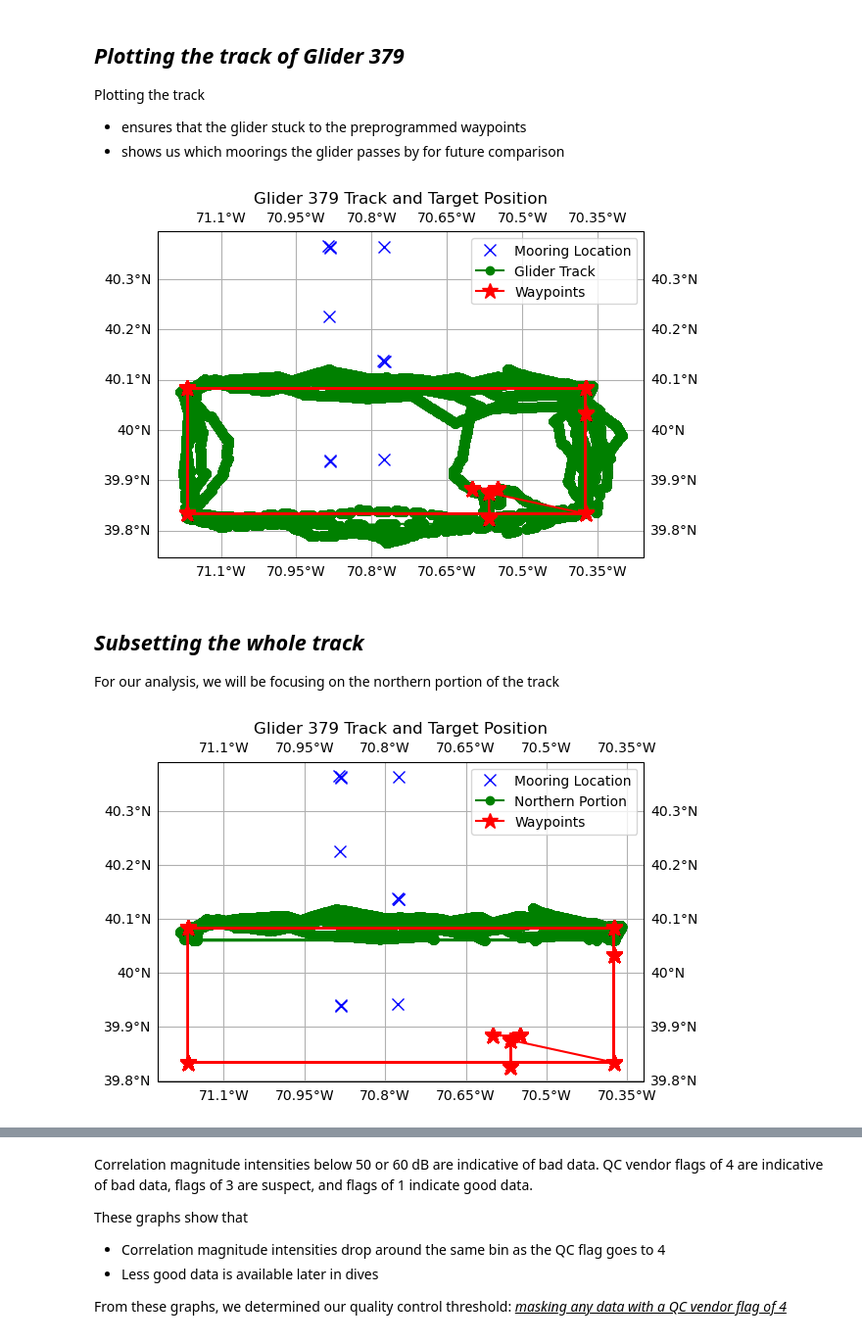
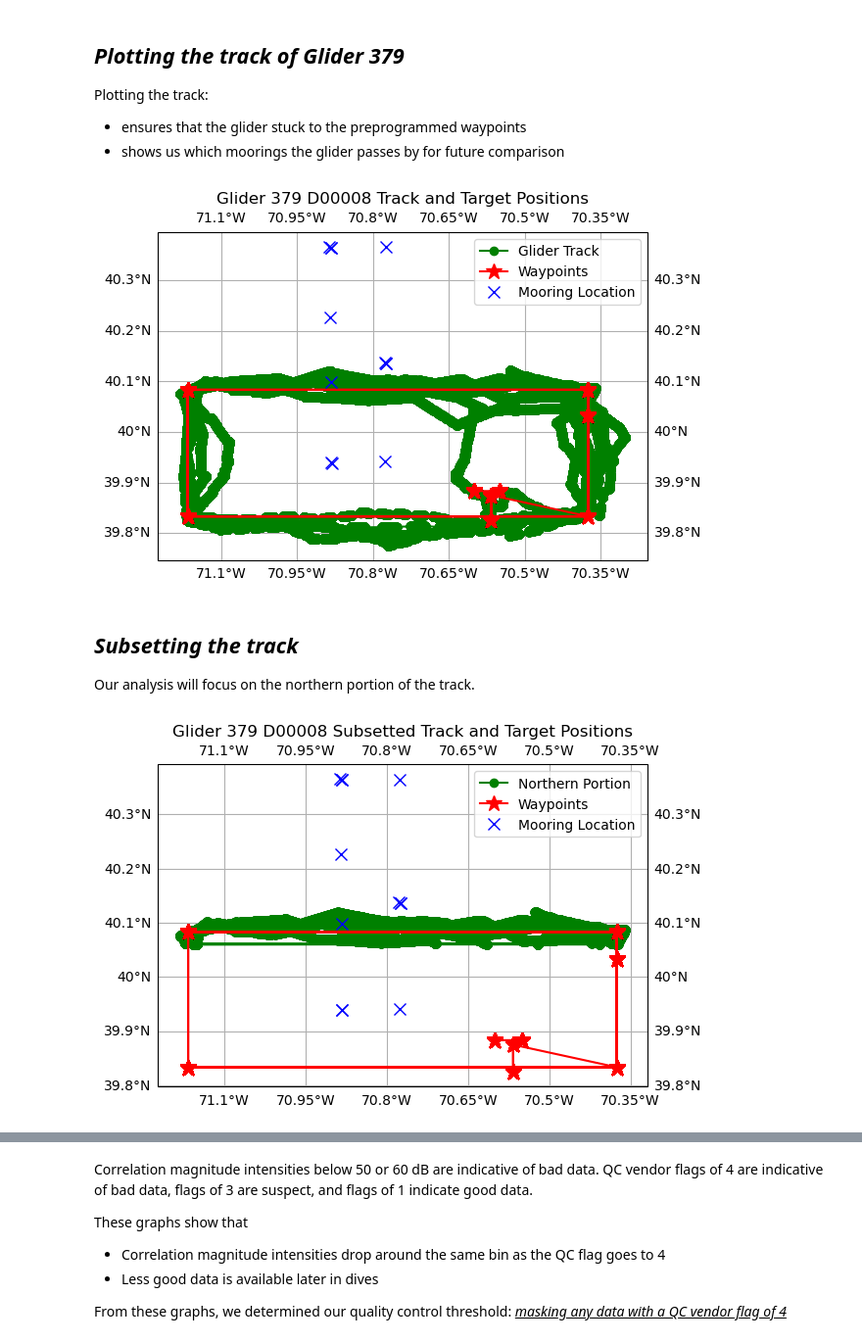
Before and after one commit to WHOIGit/ooicgsn_glider_dvl, a Jupyter notebook: notebooks/3-Data-analysis.ipynb, the cells around one changed output, grey strips where cells are left out. Shown at 98% size. Cells and saved outputs as stored; diff of their text form; code cells hidden in the pictures.

```diff
--- a/notebooks/3-Data-analysis.ipynb
+++ b/notebooks/3-Data-analysis.ipynb
@@ -11,7 +10,7 @@ import numpy as np
 glider = xr.open_dataset("../data/processed/CP05MOAS-GL379.deployment0008.merged.nc")
 # %% [markdown]
 ## *Plotting the track of Glider 379*
-Plotting the track
+Plotting the track:
 - ensures that the glider stuck to the preprogrammed waypoints
 - shows us which moorings the glider passes by for future comparison
 # %%
@@ -23,73 +21,73 @@ import cartopy.crs as ccrs
 import cartopy.feature as cfeature
 import matplotlib.pyplot as plt
 
-# get glider data
+# Extract glider waypoints, filtering out invalid (0.0) entries
 waypoint_lon = glider['waypoint_lon']
-filtered_waypoint_lon = waypoint_lon.where(waypoint_lon != 0.0, drop=True)     # dataset includes waypoints of 0.0, we want to remove these
+filtered_waypoint_lon = waypoint_lon.where(waypoint_lon != 0.0, drop=True)
 waypoint_lat = glider['waypoint_lat']
 filtered_waypoint_lat = waypoint_lat.where(waypoint_lat != 0.0, drop=True)
+
+# Extract glider positions
 track_lon = glider['glider_precise_lon']
 track_lat = glider['glider_precise_lat']
 
-# get mooring locations
-mooring_lat = moorings['lat']
-pioneer_lat = mooring_lat[0:12]     # we only want the moorings associated with the Pioneer Array
-mooring_lon = moorings['lon']
-pioneer_lon = mooring_lon[0:12]
+# Get Pioneer NES mooring locations
+pioneer_moorings = moorings[moorings['mooring'].str.startswith('CP0')]
+pioneer_lat = pioneer_moorings['lat']
+pioneer_lon = pioneer_moorings['lon']
 
-# plotting track
+# Plot the glider track and waypoints
 fig, ax = plt.subplots(subplot_kw={'projection': ccrs.PlateCarree()})
-ax.set_title('Glider 379 Track and Target Position')
+ax.set_title('Glider 379 D00008 Track and Target Positions')
 
 ax.coastlines()
 ax.add_feature(cfeature.BORDERS, linestyle=':')
 ax.gridlines(draw_labels=True)
 
-ax.plot(pioneer_lon, pioneer_lat, marker='x', markersize = 8, linestyle='None', color='blue', label='Mooring Location', transform=ccrs.PlateCarree())
-
 ax.plot(track_lon, track_lat, color='green', marker='o', label='Glider Track', transform=ccrs.PlateCarree())
 ax.plot(filtered_waypoint_lon, filtered_waypoint_lat, color='red', marker='*', markersize=12, label='Waypoints', transform=ccrs.PlateCarree())
 
+# Plot the mooring locations
+ax.plot(pioneer_lon, pioneer_lat, marker='x', markersize = 8, linestyle='None', color='blue', label='Mooring Location', transform=ccrs.PlateCarree())
+
 ax.legend()
-
+plt.tight_layout()
 plt.show()
 # %% [output]
-[figure, old version]
+[figure, new version]
 # %% [markdown]
-## *Subsetting the whole track*
-For our analysis, we will be focusing on the northern portion of the track
+## *Subsetting the track*
+Our analysis will focus on the northern portion of the track.
 # %%
+# Subset the data based on a latitude threshold
 target_lat = 40.09
 tolerance = 0.03
 
-# applying latitude mask
 mask = abs(glider['glider_precise_lat'] - target_lat) <= tolerance
 filtered_track = {
     var: glider[var].where(mask, drop=True)
     for var in ['glider_precise_lon', 'glider_precise_lat']
 }
 
-# plotting the subset
-
-import cartopy.crs as ccrs
-import cartopy.feature as cfeature
-import matplotlib.pyplot as plt
-
+# Plot the glider track and waypoints
 fig, ax = plt.subplots(subplot_kw={'projection': ccrs.PlateCarree()})
-ax.set_title('Glider 379 Track and Target Position')
+ax.set_title('Glider 379 D00008 Subsetted Track and Target Positions')
 
 ax.coastlines()
 ax.add_feature(cfeature.BORDERS, linestyle=':')
 ax.gridlines(draw_labels=True)
 
-ax.plot(pioneer_lon, pioneer_lat, marker='x', markersize = 8, linestyle='None', color='blue', label='Mooring Location', transform=ccrs.PlateCarree())
-
 ax.plot(filtered_track['glider_precise_lon'], filtered_track['glider_precise_lat'], color='green', marker='o', label='Northern Portion', transform=ccrs.PlateCarree())
 ax.plot(filtered_waypoint_lon, filtered_waypoint_lat, color='red', marker='*', markersize=12, label='Waypoints', transform=ccrs.PlateCarree())
 
+ax.plot(pioneer_lon, pioneer_lat, marker='x', markersize = 8, linestyle='None', color='blue', label='Mooring Location', transform=ccrs.PlateCarree())
+
 ax.legend()
+plt.tight_layout()
+plt.show()
 
-plt.show()
+# Close the dataset
+glider.close()
 # %% [output]
-[figure, old version]
+[figure, new version]
 # %% [markdown]
```
Also changed, not shown: parts of 40 cells of this notebook.
